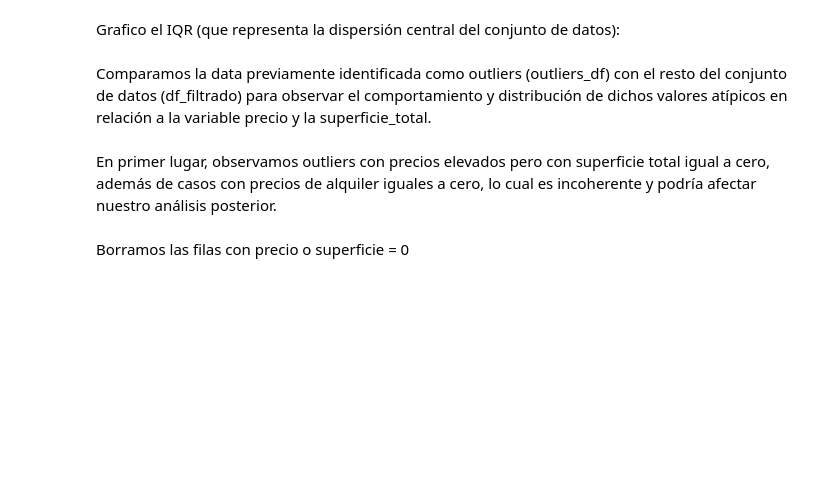
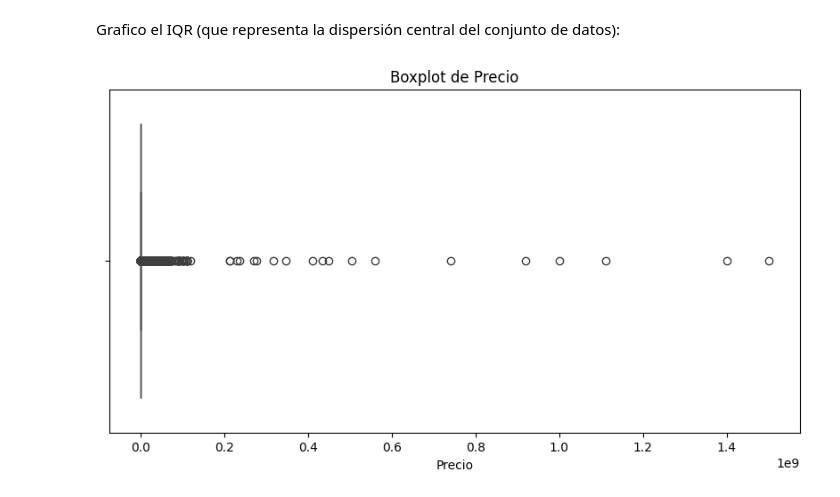
Before and after one commit to MIltonFernandez/TP-BDD-1C2025, a Jupyter notebook: Entrega.ipynb, the cells around one changed output. Drawn from its saved outputs; the diff is of its cells as text; code cells hidden in the pictures; blank space fills up the shorter version.

```diff
--- a/Entrega.ipynb
+++ b/Entrega.ipynb
@@ -89,0 +138,20 @@ print(df_filtrado.head())
+# %%
+query = """
+SELECT
+    latitud,
+    longitud,
+    place_l2,
+    place_l3,
+    operation,
+    property_type,
+    property_rooms,
+    property_bedrooms,
+    property_surface_total,
+    property_surface_covered,
+    property_price,
+    property_currency,
+    property_title
+FROM alquileres;
+"""
+
+df = pd.read_sql(query, conn)
@@ -114,11 +186,11 @@ Grafico el IQR (que representa la dispersión central del conjunto de datos):
 # %%
 import seaborn as sns
 import matplotlib.pyplot as plt
 
 plt.figure(figsize=(10, 5))
-sns.boxplot(x=df_filtrado['precio'])
+sns.boxplot(x=df['property_price'])
 plt.title('Boxplot de Precio')
 plt.xlabel('Precio')
 plt.show()
+# %% [output]
+[figure, added]
-# %% [markdown]
-Comparamos la data previamente identificada como outliers (outliers_df) con el resto del conjunto de datos (df_filtrado) para observar el comportamiento y distribución de dichos valores atípicos en relación a la variable precio y la superficie_total.
@@ -133,2 +196,0 @@ plt.show()
-# %% [markdown]
-En primer lugar, observamos outliers con precios elevados pero con superficie total igual a cero, además de casos con precios de alquiler iguales a cero, lo cual es incoherente y podría afectar nuestro análisis posterior.
@@ -145,2 +196,0 @@ print(f"Cantidad de filas con precio o superficie = 0: {resultado['cantidad'][0]
-# %% [markdown]
-Borramos las filas con precio o superficie = 0
```
Also changed, not shown: parts of 37 cells of this notebook, 3 other files.
